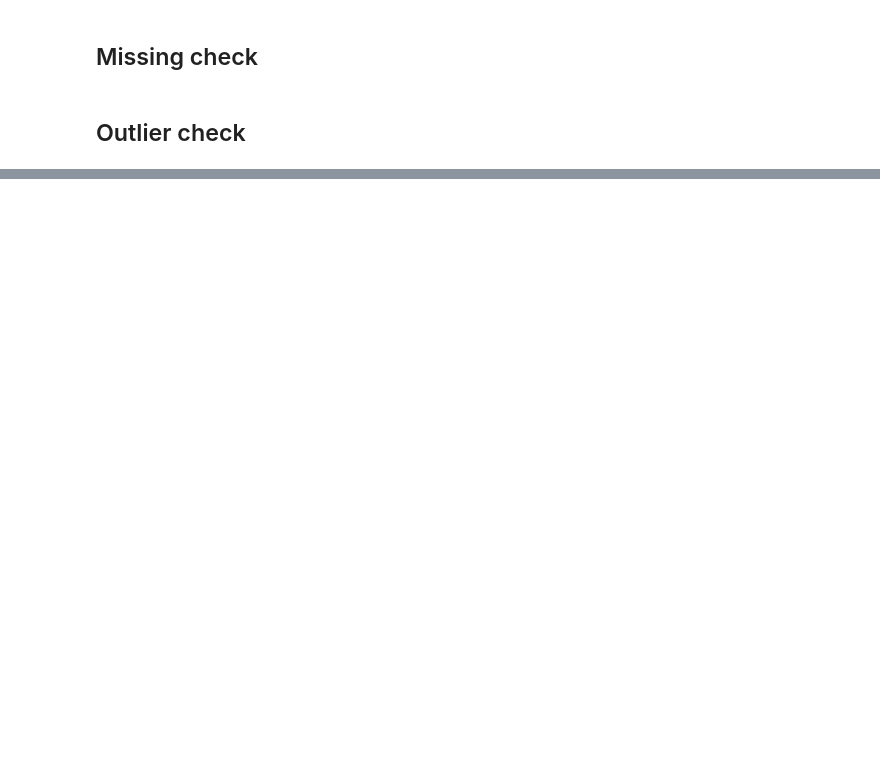
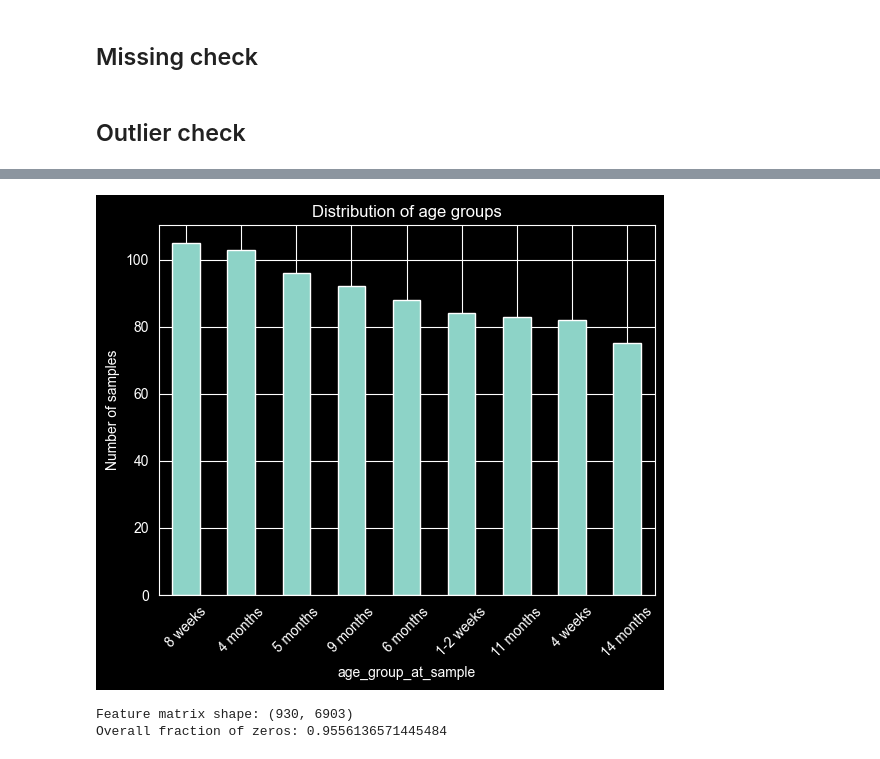
Before and after one commit to MAI-David/Data-analysis, a Jupyter notebook: notebooks/data-pipeline.ipynb, the cells around one changed output, grey strips where cells are left out. Cells and saved outputs as stored; diff of their text form; code cells hidden in the pictures; blank space fills up the shorter version.

```diff
--- a/notebooks/data-pipeline.ipynb
+++ b/notebooks/data-pipeline.ipynb
@@ -58,0 +139,20 @@ print(f"Merged dataframe shape: {merged_samples.shape}")
+# %%
+merged_samples["age_group_at_sample"].value_counts().plot(kind="bar")
+plt.title("Distribution of age groups")
+plt.ylabel("Number of samples")
+plt.xticks(rotation=45)
+plt.show()
+# %% [output]
+[figure, added]
+# %%
+#dimensionality and sparsity of the microbiome feature matrix
+metadata_cols = ["sample_id", "family_id", "sex", "body_product", "age_group_at_sample", "year_of_birth"]
+feature_cols = [c for c in merged_samples.columns if c not in metadata_cols]
+
+X = merged_samples[feature_cols]
+
+print("Feature matrix shape:", X.shape)
+print("Overall fraction of zeros:", (X == 0).mean().mean())
+# %% [output]
+Feature matrix shape: (930, 6903)
+Overall fraction of zeros: 0.9556136571445484
```
Also changed, not shown: parts of 18 cells of this notebook.
